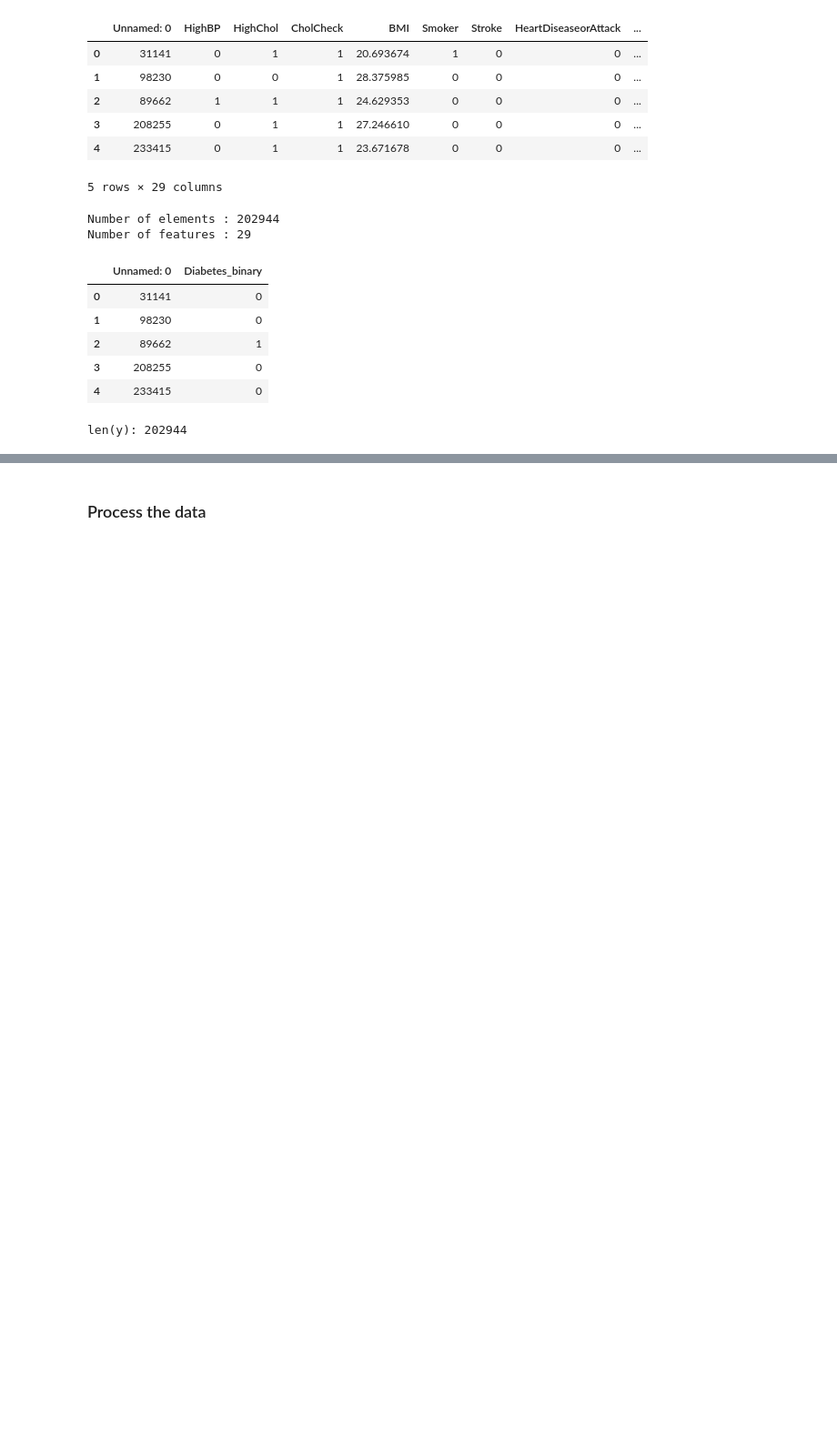
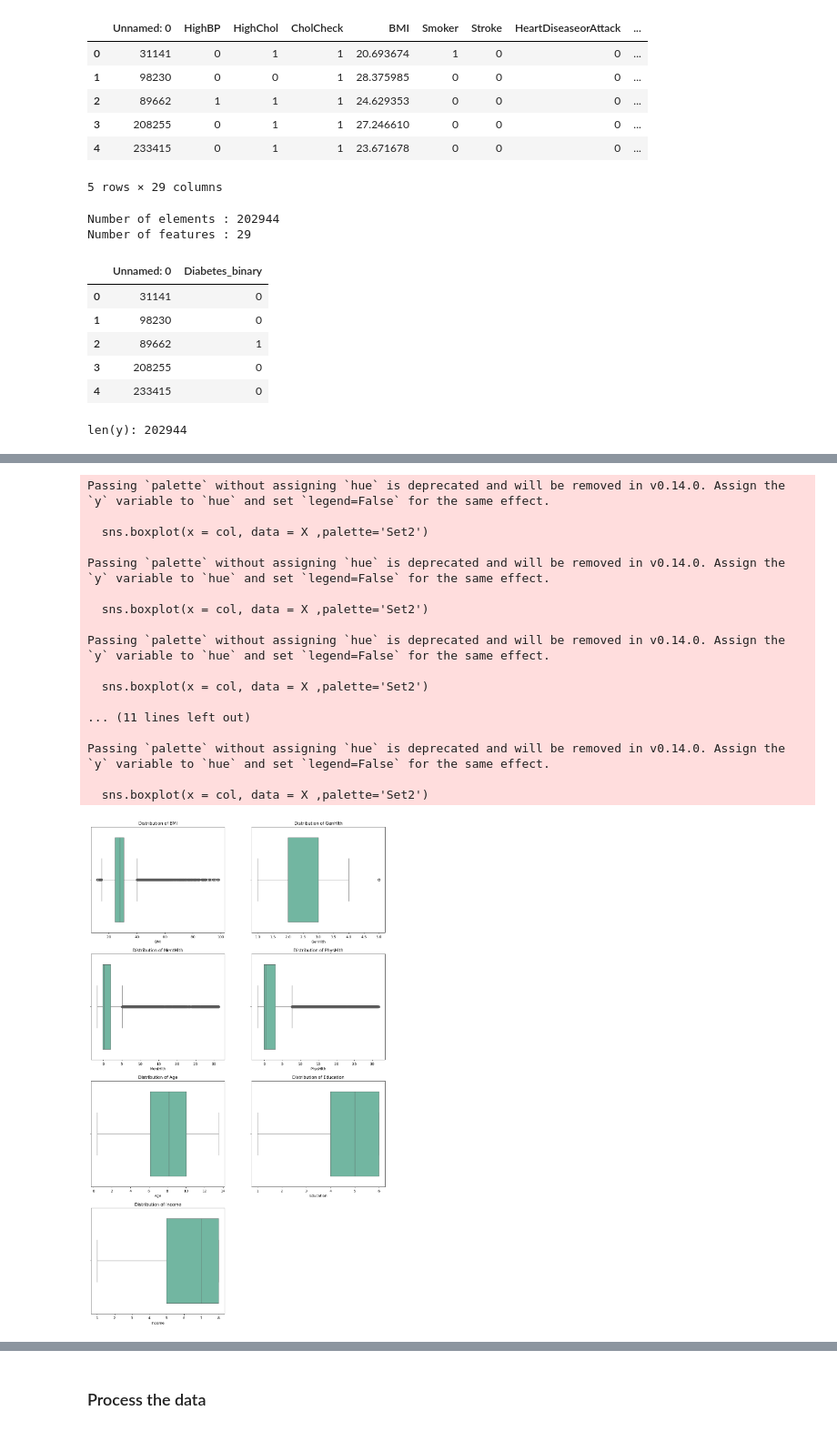
Before and after one commit to GharibSidney/kaggle_ML, a Jupyter notebook: src/test.ipynb, the cells around one changed output, grey strips where cells are left out. Shown: that part at 91% size. Saved outputs shown, nothing was run; the diff lists cells and outputs as text; code cells hidden in the pictures; blank space fills up the shorter version.

```diff
--- a/src/test.ipynb
+++ b/src/test.ipynb
@@ -41,0 +84,6 @@ len(y): 202944
+# %%
+unique_values = {}
+for col in X.columns:
+    unique_values[col] = X[col].value_counts().shape[0]
+
+pd.DataFrame(unique_values, index=['unique value count']).transpose()
@@ -41,0 +108,26 @@ len(y): 202944
+# %%
+plt.figure(figsize = (15,25))
+for i,col in enumerate(['BMI', 'GenHlth', 'MentHlth', 'PhysHlth', 'Age','Education', 'Income']):
+    plt.subplot(4,2,i+1)
+    plt.title('Distribution of '+col)
+    sns.boxplot(x = col, data = X ,palette='Set2')
+plt.show()
+# %% [output]
+Passing `palette` without assigning `hue` is deprecated and will be removed in v0.14.0. Assign the `y` variable to `hue` and set `legend=False` for the same effect.
+
+  sns.boxplot(x = col, data = X ,palette='Set2')
+
+Passing `palette` without assigning `hue` is deprecated and will be removed in v0.14.0. Assign the `y` variable to `hue` and set `legend=False` for the same effect.
+
+  sns.boxplot(x = col, data = X ,palette='Set2')
+
+Passing `palette` without assigning `hue` is deprecated and will be removed in v0.14.0. Assign the `y` variable to `hue` and set `legend=False` for the same effect.
+
+  sns.boxplot(x = col, data = X ,palette='Set2')
+
+... (11 lines left out)
+
+Passing `palette` without assigning `hue` is deprecated and will be removed in v0.14.0. Assign the `y` variable to `hue` and set `legend=False` for the same effect.
+
+  sns.boxplot(x = col, data = X ,palette='Set2')
+[figure, added]
```
Also changed, not shown: parts of 8 cells of this notebook, 2 other files.
